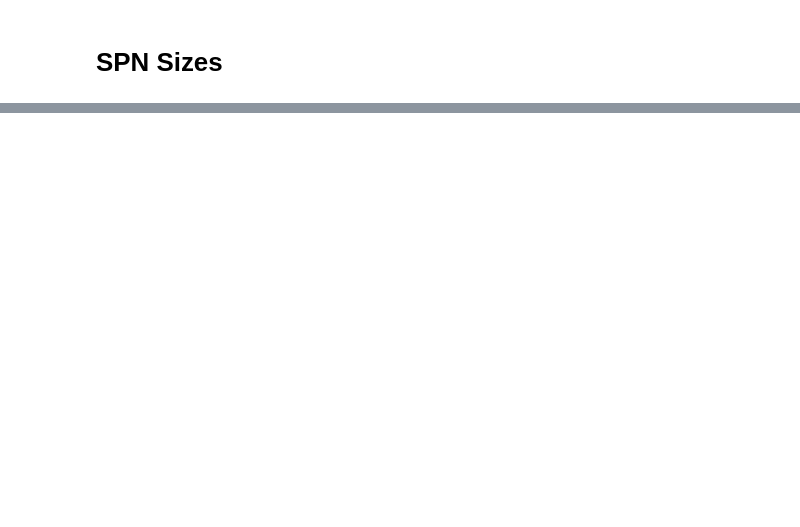
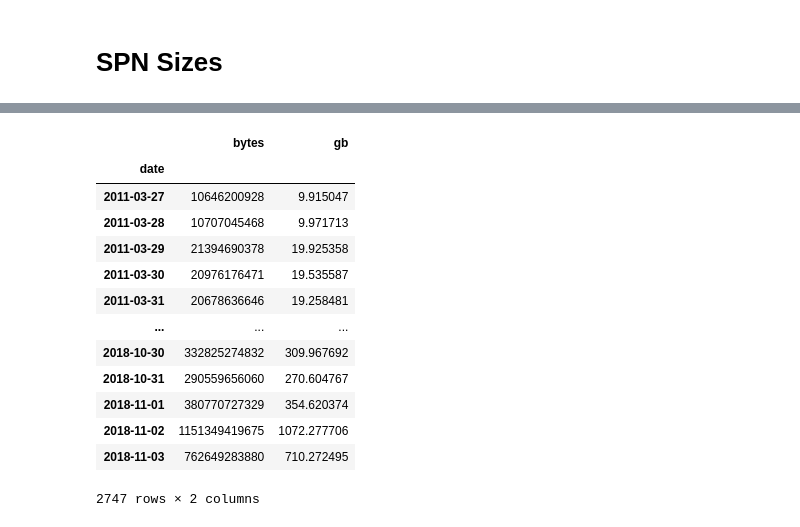
Before and after one commit to edsu/spn-size, a Jupyter notebook: Notebook.ipynb, the cells around one changed output, grey strips where cells are left out. Drawn from its saved outputs; the diff is of its cells as text; code cells hidden in the pictures; blank space fills up the shorter version.

```diff
--- a/Notebook.ipynb
+++ b/Notebook.ipynb
@@ -27,2 +28,21 @@ px.line(y=df.gb, x=df.date, labels={'x': 'Time', 'y': 'GB/day'}, title='SPN2 Dai
 # %% [output]
 [interactive output not drawn]
+# %%
+spn1 = pandas.read_csv('liveweb.csv', parse_dates=['date'], index_col='date')
+spn1['gb'] = spn1['bytes'] / 1024 / 1024 / 1024
+spn1
+# %% [output]
+|  | bytes | gb |
+| date |  |  |
+| 2011-03-27 | 10646200928 | 9.915047 |
+| 2011-03-28 | 10707045468 | 9.971713 |
+| 2011-03-29 | 21394690378 | 19.925358 |
+| 2011-03-30 | 20976176471 | 19.535587 |
+| 2011-03-31 | 20678636646 | 19.258481 |
+| ... | ... | ... |
+| 2018-10-30 | 332825274832 | 309.967692 |
+| 2018-10-31 | 290559656060 | 270.604767 |
+| 2018-11-01 | 380770727329 | 354.620374 |
+| 2018-11-02 | 1151349419675 | 1072.277706 |
+| 2018-11-03 | 762649283880 | 710.272495 |
+2747 rows × 2 columns
```
Also changed, not shown: parts of 7 cells of this notebook.
